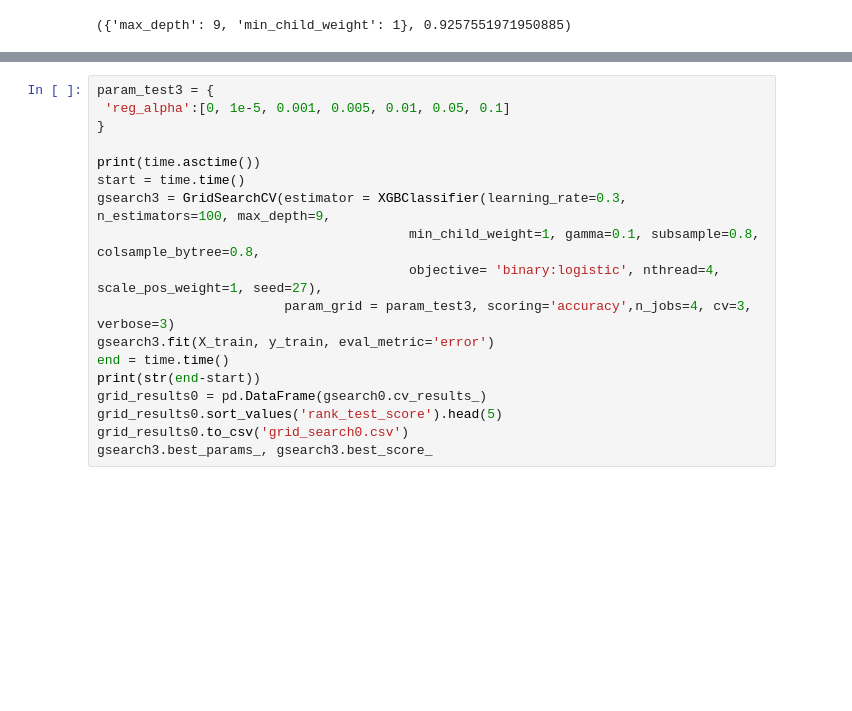
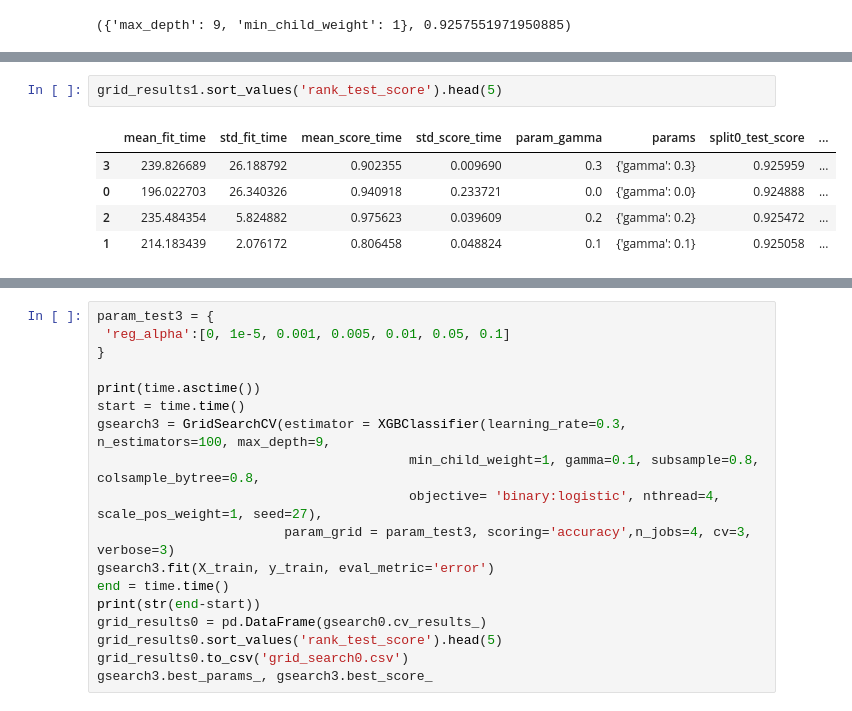
Before and after one commit to Liu-Lc/TwitterTraffic-Pty, a Jupyter notebook: TweetData/analysis/xgboost_eval.ipynb, the cells around one changed output, grey strips where cells are left out. Cells and saved outputs as stored; diff of their text form; blank space fills up the shorter version.

```diff
--- a/TweetData/analysis/xgboost_eval.ipynb
+++ b/TweetData/analysis/xgboost_eval.ipynb
@@ -199,2 +213,10 @@ Fitting 3 folds for each of 4 candidates, totalling 12 fits
+# %%
+grid_results1.sort_values('rank_test_score').head(5)
+# %% [output]
+|  | mean_fit_time | std_fit_time | mean_score_time | std_score_time | param_gamma | params | split0_test_score | ... |
+| 3 | 239.826689 | 26.188792 | 0.902355 | 0.009690 | 0.3 | {'gamma': 0.3} | 0.925959 | ... |
+| 0 | 196.022703 | 26.340326 | 0.940918 | 0.233721 | 0.0 | {'gamma': 0.0} | 0.924888 | ... |
+| 2 | 235.484354 | 5.824882 | 0.975623 | 0.039609 | 0.2 | {'gamma': 0.2} | 0.925472 | ... |
+| 1 | 214.183439 | 2.076172 | 0.806458 | 0.048824 | 0.1 | {'gamma': 0.1} | 0.925058 | ... |
 # %%
 param_test2 = {
```
Also changed, not shown: parts of 4 cells of this notebook, 2 other files.
